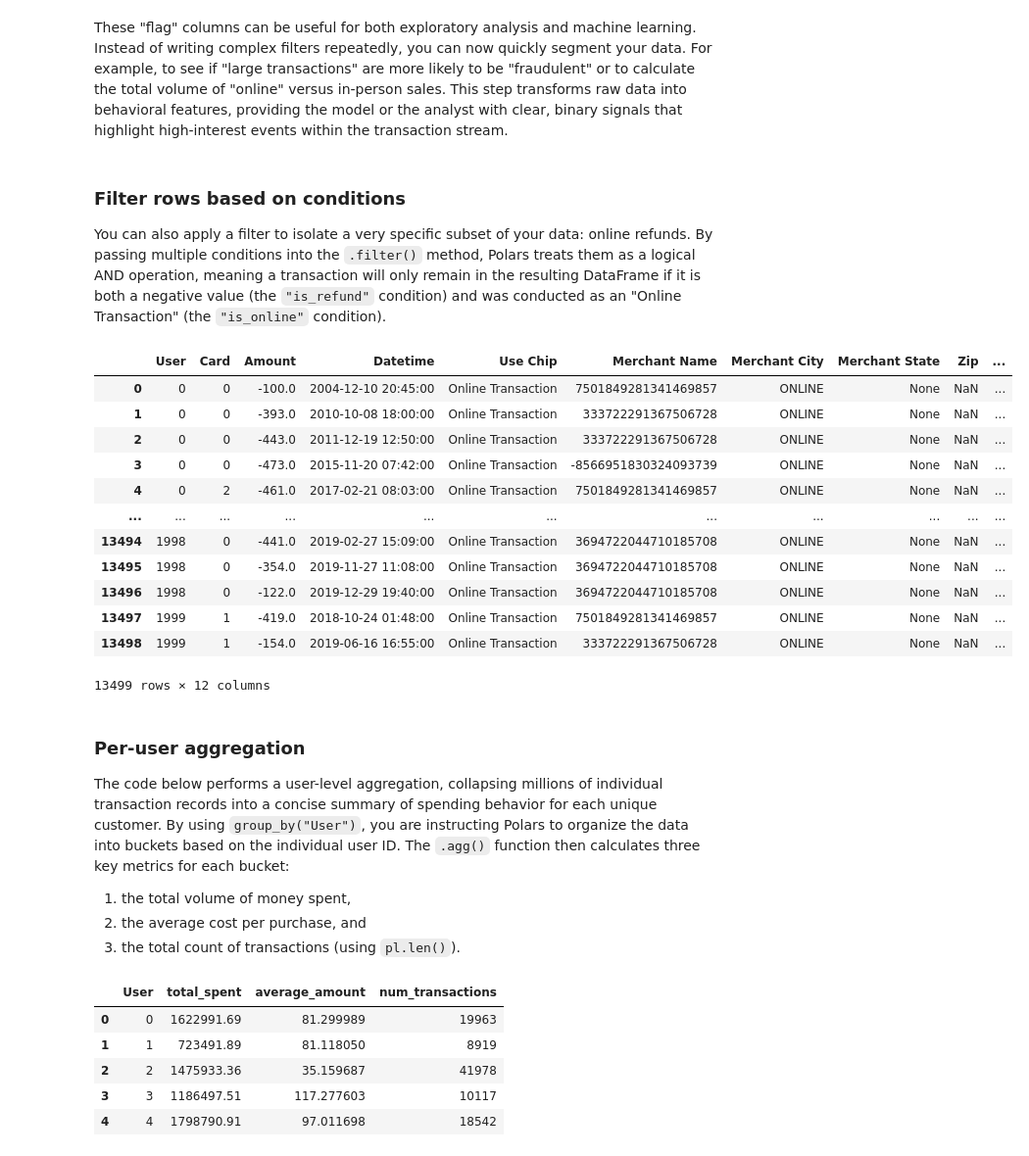
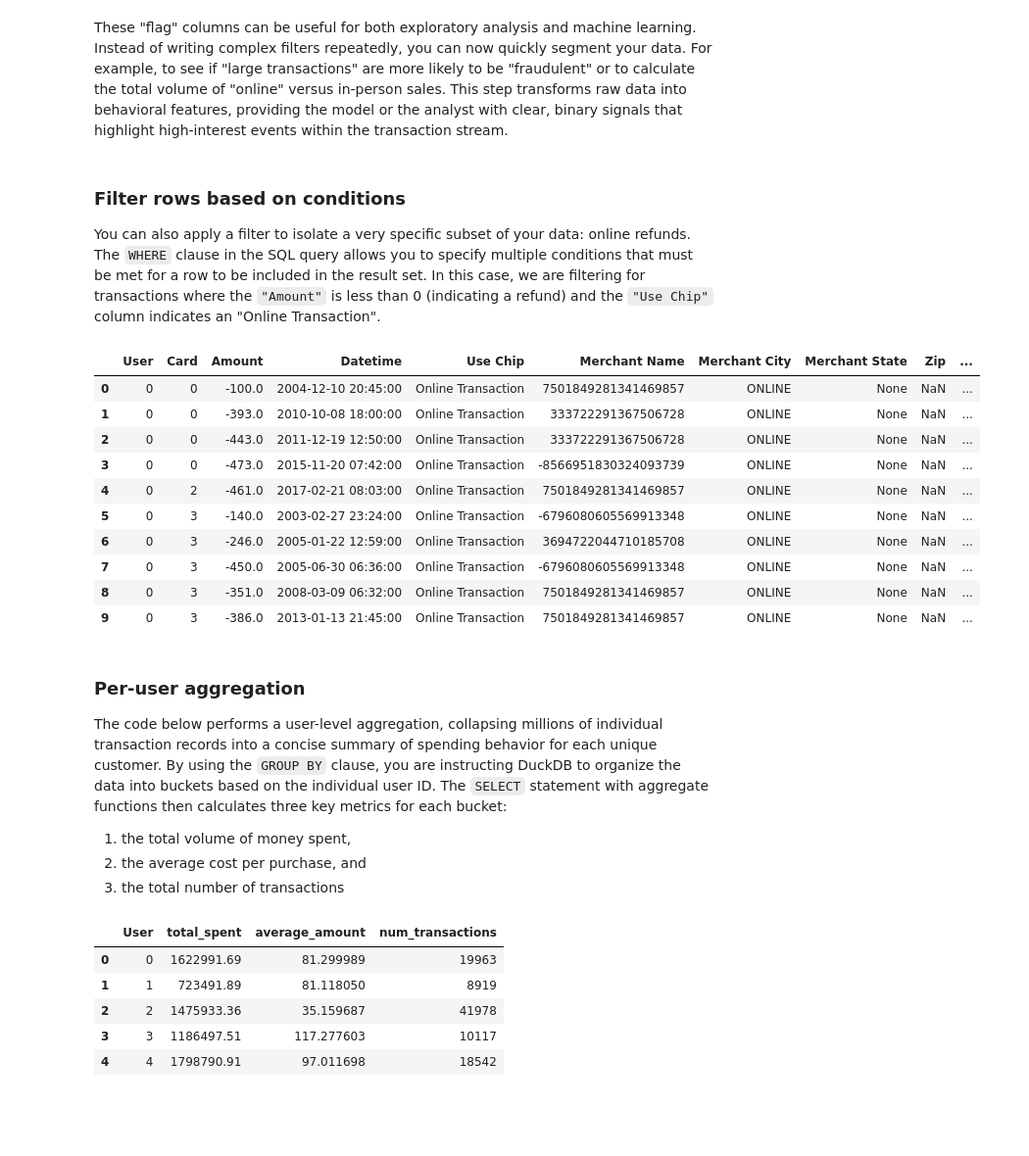
Before and after one commit to bdi593/textbook, a Jupyter notebook: content/credit-card-transactions/analyze-credit-card-transactions-with-duckdb.ipynb, the cells around one changed output. Shown at 98% size. Cells and saved outputs as stored; diff of their text form; code cells hidden in the pictures; blank space fills up the shorter version.

```diff
--- a/content/credit-card-transactions/analyze-credit-card-transactions-with-duckdb.ipynb
+++ b/content/credit-card-transactions/analyze-credit-card-transactions-with-duckdb.ipynb
@@ -242,39 +251,38 @@ These "flag" columns can be useful for both exploratory analysis and machine lea
 # %% [markdown]
 ### Filter rows based on conditions
 
-You can also apply a filter to isolate a very specific subset of your data: online refunds. By passing multiple conditions into the `.filter()` method, Polars treats them as a logical AND operation, meaning a transaction will only remain in the resulting DataFrame if it is both a negative value (the `"is_refund"` condition) and was conducted as an "Online Transaction" (the `"is_online"` condition).
+You can also apply a filter to isolate a very specific subset of your data: online refunds. The `WHERE` clause in the SQL query allows you to specify multiple conditions that must be met for a row to be included in the result set. In this case, we are filtering for transactions where the `"Amount"` is less than 0 (indicating a refund) and the `"Use Chip"` column indicates an "Online Transaction".
 # %%
 con.sql(
     """
 SELECT *
 FROM transactions
 WHERE
   "Amount" < 0
-  AND "Use Chip" = 'Online Transaction';
+  AND "Use Chip" = 'Online Transaction'
+LIMIT 10;
 """
 ).df()
 # %% [output]
 |  | User | Card | Amount | Datetime | Use Chip | Merchant Name | Merchant City | Merchant State | Zip | ... |
 | 0 | 0 | 0 | -100.0 | 2004-12-10 20:45:00 | Online Transaction | 7501849281341469857 | ONLINE | None | NaN | ... |
 | 1 | 0 | 0 | -393.0 | 2010-10-08 18:00:00 | Online Transaction | 333722291367506728 | ONLINE | None | NaN | ... |
 | 2 | 0 | 0 | -443.0 | 2011-12-19 12:50:00 | Online Transaction | 333722291367506728 | ONLINE | None | NaN | ... |
 | 3 | 0 | 0 | -473.0 | 2015-11-20 07:42:00 | Online Transaction | -8566951830324093739 | ONLINE | None | NaN | ... |
 | 4 | 0 | 2 | -461.0 | 2017-02-21 08:03:00 | Online Transaction | 7501849281341469857 | ONLINE | None | NaN | ... |
-| ... | ... | ... | ... | ... | ... | ... | ... | ... | ... | ... |
-| 13494 | 1998 | 0 | -441.0 | 2019-02-27 15:09:00 | Online Transaction | 3694722044710185708 | ONLINE | None | NaN | ... |
-| 13495 | 1998 | 0 | -354.0 | 2019-11-27 11:08:00 | Online Transaction | 3694722044710185708 | ONLINE | None | NaN | ... |
-| 13496 | 1998 | 0 | -122.0 | 2019-12-29 19:40:00 | Online Transaction | 3694722044710185708 | ONLINE | None | NaN | ... |
-| 13497 | 1999 | 1 | -419.0 | 2018-10-24 01:48:00 | Online Transaction | 7501849281341469857 | ONLINE | None | NaN | ... |
-| 13498 | 1999 | 1 | -154.0 | 2019-06-16 16:55:00 | Online Transaction | 333722291367506728 | ONLINE | None | NaN | ... |
+| 5 | 0 | 3 | -140.0 | 2003-02-27 23:24:00 | Online Transaction | -6796080605569913348 | ONLINE | None | NaN | ... |
+| 6 | 0 | 3 | -246.0 | 2005-01-22 12:59:00 | Online Transaction | 3694722044710185708 | ONLINE | None | NaN | ... |
+| 7 | 0 | 3 | -450.0 | 2005-06-30 06:36:00 | Online Transaction | -6796080605569913348 | ONLINE | None | NaN | ... |
+| 8 | 0 | 3 | -351.0 | 2008-03-09 06:32:00 | Online Transaction | 7501849281341469857 | ONLINE | None | NaN | ... |
+| 9 | 0 | 3 | -386.0 | 2013-01-13 21:45:00 | Online Transaction | 7501849281341469857 | ONLINE | None | NaN | ... |
-13499 rows × 12 columns
 # %% [markdown]
 ### Per-user aggregation
 
-The code below performs a user-level aggregation, collapsing millions of individual transaction records into a concise summary of spending behavior for each unique customer. By using `group_by("User")`, you are instructing Polars to organize the data into buckets based on the individual user ID. The `.agg()` function then calculates three key metrics for each bucket:
+The code below performs a user-level aggregation, collapsing millions of individual transaction records into a concise summary of spending behavior for each unique customer. By using the `GROUP BY` clause, you are instructing DuckDB to organize the data into buckets based on the individual user ID. The `SELECT` statement with aggregate functions then calculates three key metrics for each bucket:
 
 1. the total volume of money spent,
 2. the average cost per purchase, and
-3. the total count of transactions (using `pl.len()`).
+3. the total number of transactions
 # %%
 user_stats = con.sql(
     """
```
Also changed, not shown: parts of 7 cells of this notebook, 1 other file.
